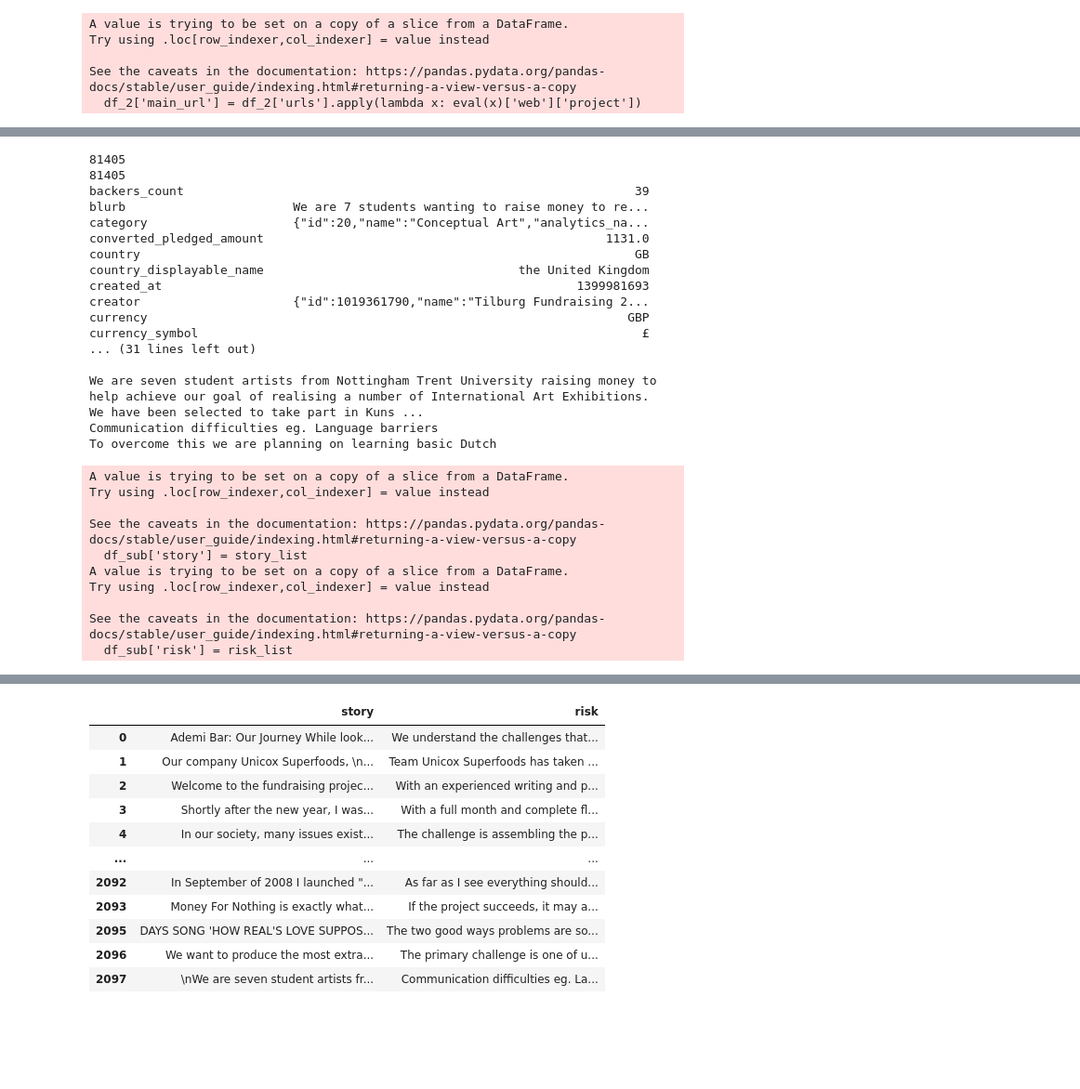
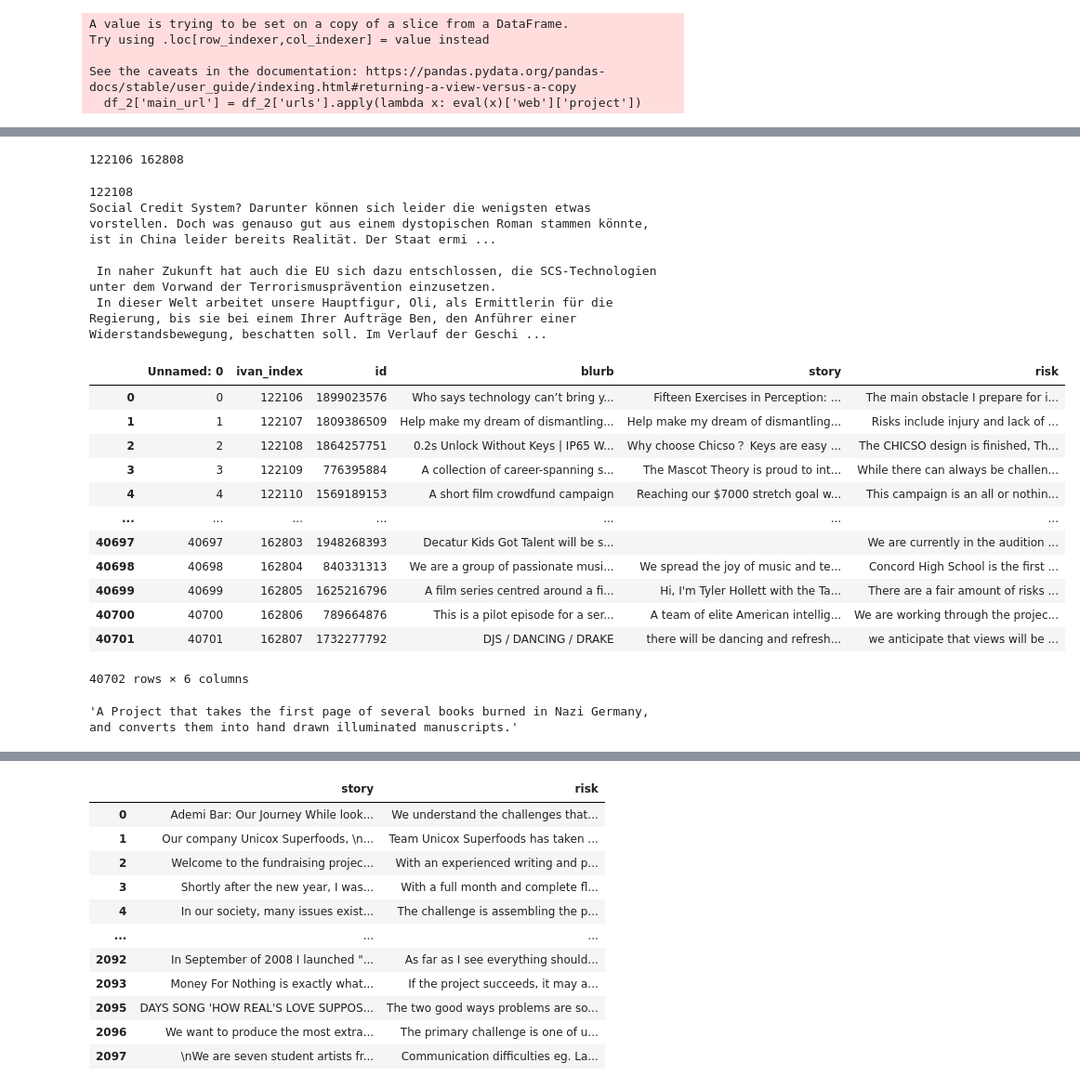
Before and after one commit to bandytan/Kickstarter-Campaign-Success-Predictor, a Jupyter notebook: EDA.ipynb, the cells around one changed output, grey strips where cells are left out. Shown at 93% size. Drawn from its saved outputs; the diff is of its cells as text; code cells hidden in the pictures; blank space fills up the shorter version.

Commit message:
combined done with some missing rows

```diff
--- a/EDA.ipynb
+++ b/EDA.ipynb
@@ -64,0 +77,3 @@ See the caveats in the documentation: https://pandas.pydata.org/pandas-docs/stab
+# %%
+df_bandy = pd.read_csv("/Users/ivankoh/Downloads/bt4222 scraped combined/bandy.csv")
+df_valentin = pd.read_csv("/Users/ivankoh/Downloads/bt4222 scraped combined/df1.csv")
@@ -65 +106,6 @@ See the caveats in the documentation: https://pandas.pydata.org/pandas-docs/stab
+# %%
+df_bandy['ivan_index'].to_list() == list(range(122106, len(df_bandy['ivan_index'].to_list()) + 122106))
+print(122106, len(df_bandy['ivan_index'].to_list()) + 122106)
+# %% [output]
+122106 162808
 # %%
@@ -82,42 +126,29 @@ with open(risk_2_path, 'r') as f:
-# %%
-story_list = story_1 + story_2
-risk_list = risk_1 + risk_2
-
-print(len(story_list))
-print(len(risk_list))
-
-df_sub = df_2.iloc[:81405]
-print(df_sub.iloc[-1])
-print(story_list[-1])
-print(risk_list[-1])
-
-df_sub['story'] = story_list
-df_sub['risk'] = risk_list
-# %% [output]
-81405
-81405
-backers_count                                                              39
-blurb                       We are 7 students wanting to raise money to re...
-category                    {"id":20,"name":"Conceptual Art","analytics_na...
-converted_pledged_amount                                               1131.0
-country                                                                    GB
-country_displayable_name                                   the United Kingdom
-created_at                                                         1399981693
-creator                     {"id":1019361790,"name":"Tilburg Fundraising 2...
-currency                                                                  GBP
-currency_symbol                                                             £
-... (31 lines left out)
-
-We are seven student artists from Nottingham Trent University raising money to help achieve our goal of realising a number of International Art Exhibitions.  We have been selected to take part in Kuns ...
-Communication difficulties eg. Language barriers
-To overcome this we are planning on learning basic Dutch
-A value is trying to be set on a copy of a slice from a DataFrame.
-Try using .loc[row_indexer,col_indexer] = value instead
-
-See the caveats in the documentation: https://pandas.pydata.org/pandas-docs/stable/user_guide/indexing.html#returning-a-view-versus-a-copy
-  df_sub['story'] = story_list
-A value is trying to be set on a copy of a slice from a DataFrame.
-Try using .loc[row_indexer,col_indexer] = value instead
-
-See the caveats in the documentation: https://pandas.pydata.org/pandas-docs/stable/user_guide/indexing.html#returning-a-view-versus-a-copy
-  df_sub['risk'] = risk_list
+# %%
+print(len(story_list))
+print(story_list[81405])
+
+#print(df_bandy[df_bandy['ivan_index'] == 122107]['story'])
+df_bandy
+# %% [output]
+122108
+Social Credit System? Darunter können sich leider die wenigsten etwas vorstellen. Doch was genauso gut aus einem dystopischen Roman stammen könnte, ist in China leider bereits Realität. Der Staat ermi ...
+
+ In naher Zukunft hat auch die EU sich dazu entschlossen, die SCS-Technologien unter dem Vorwand der Terrorismusprävention einzusetzen.
+ In dieser Welt arbeitet unsere Hauptfigur, Oli, als Ermittlerin für die Regierung, bis sie bei einem Ihrer Aufträge Ben, den Anführer einer Widerstandsbewegung, beschatten soll. Im Verlauf der Geschi ...
+|  | Unnamed: 0 | ivan_index | id | blurb | story | risk |
+| 0 | 0 | 122106 | 1899023576 | Who says technology can’t bring y... | Fifteen Exercises in Perception: ... | The main obstacle I prepare for i... |
+| 1 | 1 | 122107 | 1809386509 | Help make my dream of dismantling... | Help make my dream of dismantling... | Risks include injury and lack of ... |
+| 2 | 2 | 122108 | 1864257751 | 0.2s Unlock Without Keys | IP65 W... | Why choose Chicso？ Keys are easy ... | The CHICSO design is finished, Th... |
+| 3 | 3 | 122109 | 776395884 | A collection of career-spanning s... | The Mascot Theory is proud to int... | While there can always be challen... |
+| 4 | 4 | 122110 | 1569189153 | A short film crowdfund campaign | Reaching our $7000 stretch goal w... | This campaign is an all or nothin... |
+| ... | ... | ... | ... | ... | ... | ... |
+| 40697 | 40697 | 162803 | 1948268393 | Decatur Kids Got Talent will be s... |  | We are currently in the audition ... |
+| 40698 | 40698 | 162804 | 840331313 | We are a group of passionate musi... | We spread the joy of music and te... | Concord High School is the first ... |
+| 40699 | 40699 | 162805 | 1625216796 | A film series centred around a fi... | Hi, I'm Tyler Hollett with the Ta... | There are a fair amount of risks ... |
+| 40700 | 40700 | 162806 | 789664876 | This is a pilot episode for a ser... | A team of elite American intellig... | We are working through the projec... |
+| 40701 | 40701 | 162807 | 1732277792 | DJS / DANCING / DRAKE | there will be dancing and refresh... | we anticipate that views will be ... |
+40702 rows × 6 columns
+# %%
+df_2.iloc[81406]['blurb']
+# %% [output]
+'A Project that takes the first page of several books burned in Nazi Germany, and converts them into hand drawn illuminated manuscripts.'
```
Also changed, not shown: parts of 13 cells of this notebook, 2 other files.
